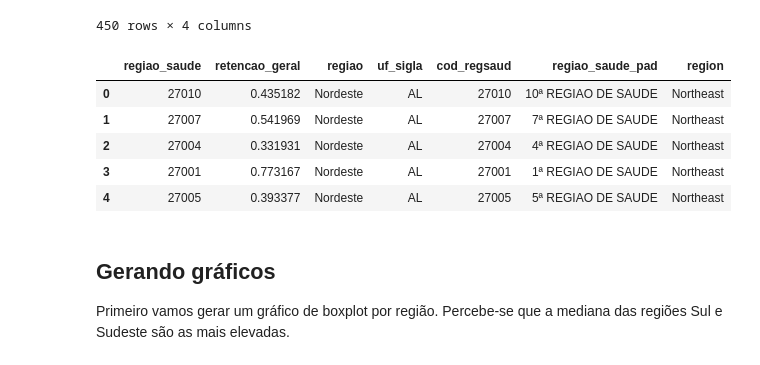
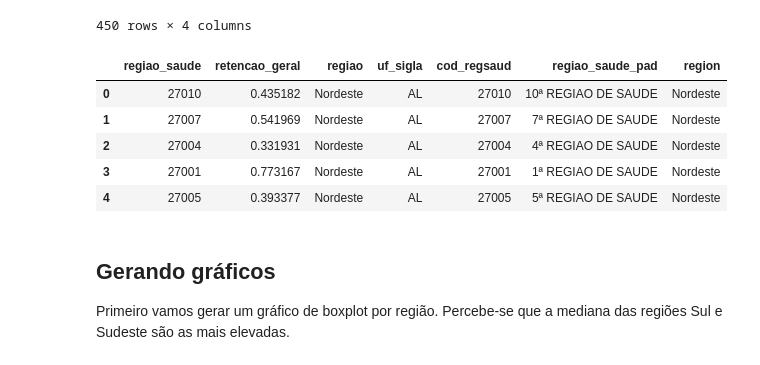
Before and after one commit to danielppagotto/retencao, a Jupyter notebook: 1_scripts/script_graficos/Análise Retenção - espanhol.ipynb, the cells around one changed output. Saved outputs shown, nothing was run; the diff lists cells and outputs as text; code cells hidden in the pictures.

```diff
--- a/1_scripts/script_graficos/Análise Retenção - espanhol.ipynb
+++ b/1_scripts/script_graficos/Análise Retenção - espanhol.ipynb
@@ -51,30 +51,30 @@ reg_saude
 # %%
 # juntando dados para identificar a região de saúde, a unidade da federação e a região do país
 df = df.merge(reg_saude,
          how = 'left',
          left_on = 'regiao_saude',
          right_on= 'cod_regsaud')
 
 df['regiao'] = df['regiao'].str.replace('Região','').str.strip()
 
 
 mapa_regioes = {
-    'Norte': 'North',
-    'Sul': 'South',
-    'Sudeste': 'Southeast',
-    'Centro-Oeste': 'Central-West',
-    'Nordeste': 'Northeast'
+    'Norte': 'Norte',
+    'Sul': 'Sur',
+    'Sudeste': 'Sudeste',
+    'Centro-Oeste': 'Centro-Oeste',
+    'Nordeste': 'Nordeste'
 }
 
 df['region'] = df['regiao'].map(mapa_regioes)
 df.head()
 # %% [output]
 |  | regiao_saude | retencao_geral | regiao | uf_sigla | cod_regsaud | regiao_saude_pad | region |
-| 0 | 27010 | 0.435182 | Nordeste | AL | 27010 | 10ª REGIAO DE SAUDE | Northeast |
-| 1 | 27007 | 0.541969 | Nordeste | AL | 27007 | 7ª REGIAO DE SAUDE | Northeast |
-| 2 | 27004 | 0.331931 | Nordeste | AL | 27004 | 4ª REGIAO DE SAUDE | Northeast |
-| 3 | 27001 | 0.773167 | Nordeste | AL | 27001 | 1ª REGIAO DE SAUDE | Northeast |
-| 4 | 27005 | 0.393377 | Nordeste | AL | 27005 | 5ª REGIAO DE SAUDE | Northeast |
+| 0 | 27010 | 0.435182 | Nordeste | AL | 27010 | 10ª REGIAO DE SAUDE | Nordeste |
+| 1 | 27007 | 0.541969 | Nordeste | AL | 27007 | 7ª REGIAO DE SAUDE | Nordeste |
+| 2 | 27004 | 0.331931 | Nordeste | AL | 27004 | 4ª REGIAO DE SAUDE | Nordeste |
+| 3 | 27001 | 0.773167 | Nordeste | AL | 27001 | 1ª REGIAO DE SAUDE | Nordeste |
+| 4 | 27005 | 0.393377 | Nordeste | AL | 27005 | 5ª REGIAO DE SAUDE | Nordeste |
 # %% [markdown]
 ## Gerando gráficos
 
```
Also changed, not shown: parts of 3 cells of this notebook, 24 other files.
